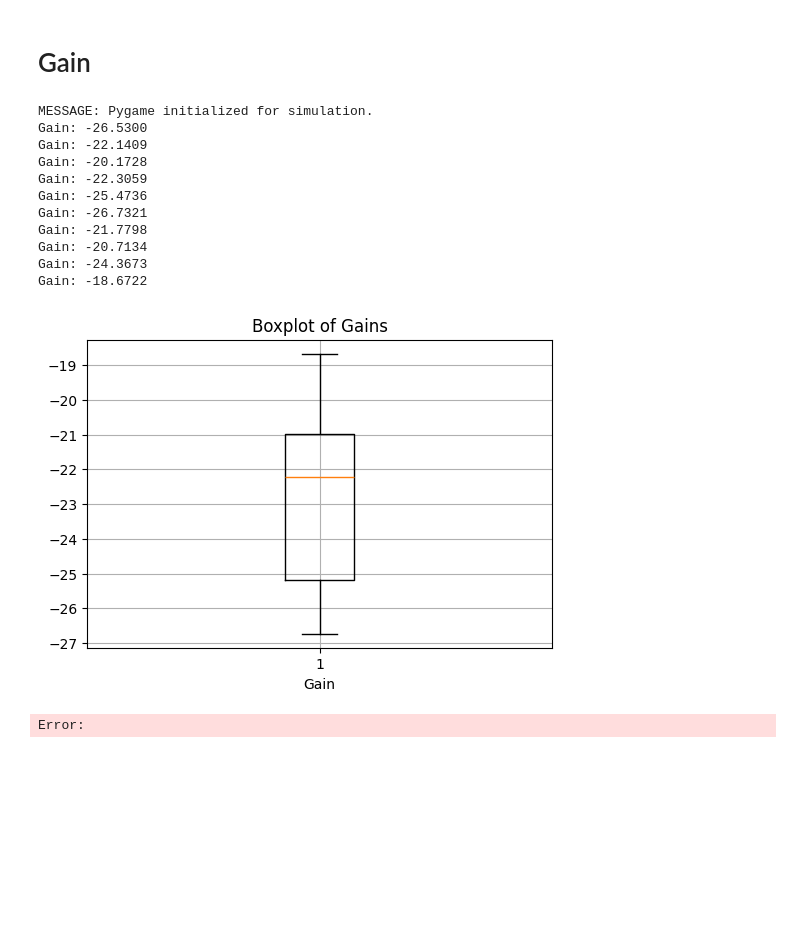
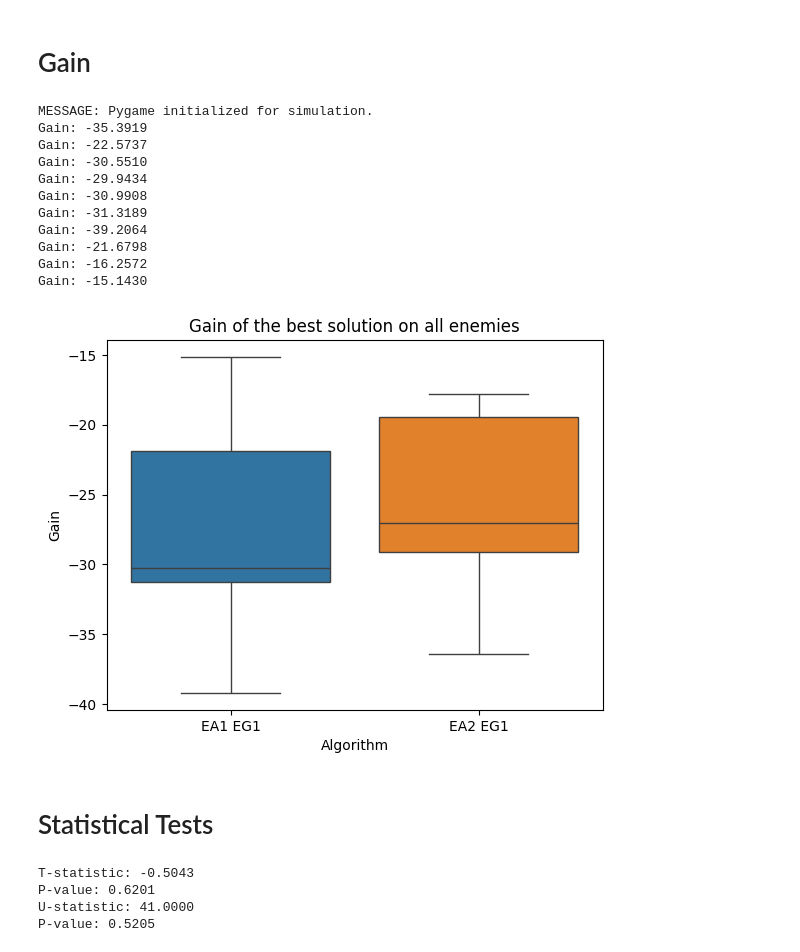
Before and after one commit to koenweverink/EvoMan36, a Jupyter notebook: Task2/plotting.ipynb, the cells around one changed output. Saved outputs shown, nothing was run; the diff lists cells and outputs as text; code cells hidden in the pictures; blank space fills up the shorter version.

```diff
--- a/Task2/plotting.ipynb
+++ b/Task2/plotting.ipynb
@@ -91,28 +88,45 @@ best_solution_EA2_EG1 = np.loadtxt('results\\best_solution_B_enemy_group_1.txt')
 # Calculate the gain for the best solution of EA1 EG1 on all enemies
 enemies = np.array(range(1, 9))
 
-gains = calculate_gain(best_solution_EA1_EG1, enemies, 'gain_EA1_EG1', 10, 10)
+gains_EA1_EG1 = calculate_gain(best_solution_EA1_EG1, enemies, 'gain_EA1_EG1', 10, 10)
+gains_EA2_EG1 = calculate_gain(best_solution_EA2_EG1, enemies, 'gain_EA2_EG1', 10, 10)
 # %% [output]
 MESSAGE: Pygame initialized for simulation.
-Gain: -26.5300
-Gain: -22.1409
-Gain: -20.1728
-Gain: -22.3059
-Gain: -25.4736
-Gain: -26.7321
-Gain: -21.7798
-Gain: -20.7134
-Gain: -24.3673
-Gain: -18.6722
+Gain: -35.3919
+Gain: -22.5737
+Gain: -30.5510
+Gain: -29.9434
+Gain: -30.9908
+Gain: -31.3189
+Gain: -39.2064
+Gain: -21.6798
+Gain: -16.2572
+Gain: -15.1430
-# %%
-plt.figure(figsize=(6, 4))
-plt.boxplot(gains)
-plt.title("Boxplot of Gains")
-plt.xlabel("Gain")
-plt.grid(True)
-
-# Show the plot
-plt.show()
-# %% [output]
-[figure, removed]
-Error:
+# %%
+# make 2 boxplots of the gains
+plt.figure()
+sns.boxplot(data=[gains_EA1_EG1, gains_EA2_EG1])	# add other solutions here
+plt.xlabel('Algorithm')
+plt.ylabel('Gain')
+plt.title('Gain of the best solution on all enemies')
+plt.xticks([0, 1], ['EA1 EG1', 'EA2 EG1'])
+plt.show()
+# %% [output]
+[figure, added]
+# %% [markdown]
+# Statistical Tests
+# %%
+# Perform a t-test
+t_statistic, p_value = ttest_ind(gains_EA1_EG1, gains_EA2_EG1)
+print(f'T-statistic: {t_statistic:.4f}')
+print(f'P-value: {p_value:.4f}')
+
+# Perform a Mann-Whitney U test
+u_statistic, p_value = mannwhitneyu(gains_EA1_EG1, gains_EA2_EG1)
+print(f'U-statistic: {u_statistic:.4f}')
+print(f'P-value: {p_value:.4f}')
+# %% [output]
+T-statistic: -0.5043
+P-value: 0.6201
+U-statistic: 41.0000
+P-value: 0.5205
```
Also changed, not shown: parts of 2 cells of this notebook, 4 other files.
